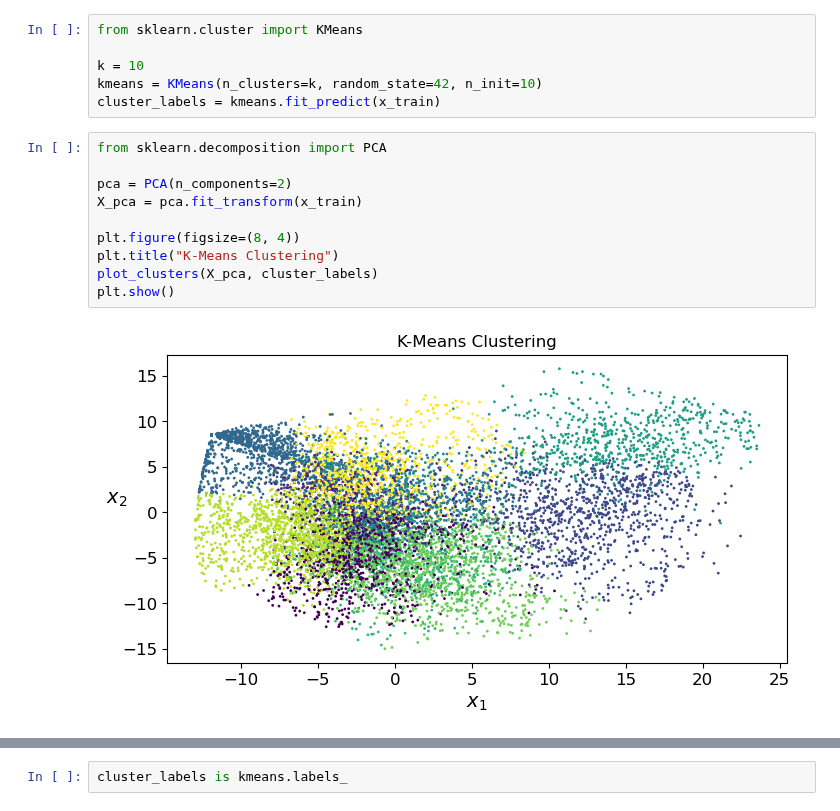
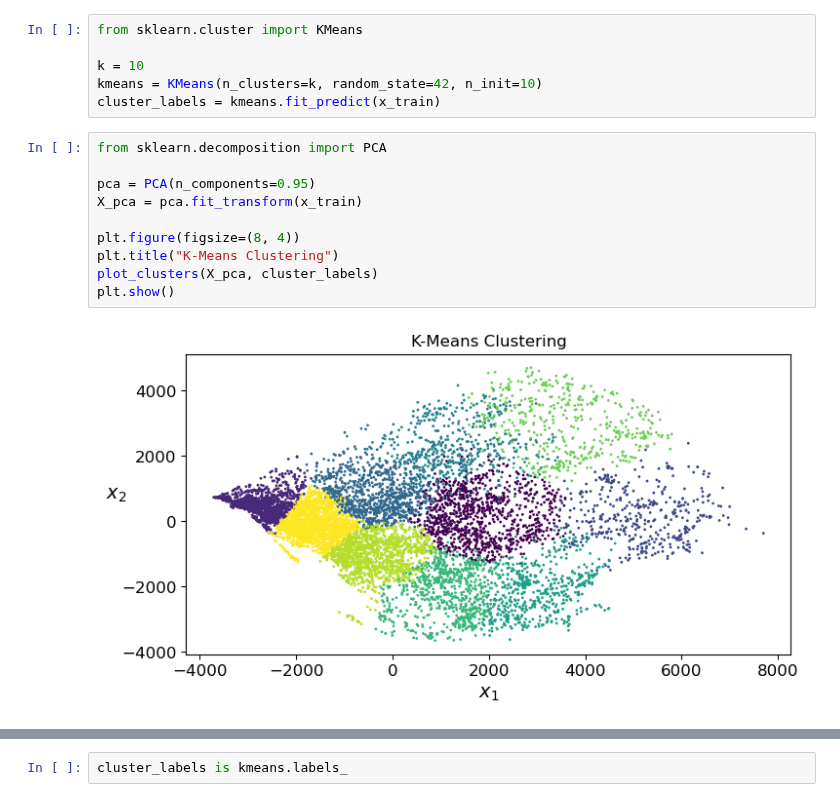
Before and after one commit to farheenfab/DMML-GroupProject, a Jupyter notebook: CW/CW - Part 2.ipynb, the cells around one changed output, grey strips where cells are left out. Drawn from its saved outputs; the diff is of its cells as text.

```diff
--- a/CW/CW - Part 2.ipynb
+++ b/CW/CW - Part 2.ipynb
@@ -306,15 +282,15 @@ cluster_labels = kmeans.fit_predict(x_train)
 # %%
 from sklearn.decomposition import PCA
 
-pca = PCA(n_components=2)
+pca = PCA(n_components=0.95)
 X_pca = pca.fit_transform(x_train)
 
 plt.figure(figsize=(8, 4))
 plt.title("K-Means Clustering")
 plot_clusters(X_pca, cluster_labels)
 plt.show()
 # %% [output]
-[figure, old version]
+[figure, new version]
 # %%
 cluster_labels
 # %% [output]
```
Also changed, not shown: parts of 9 cells of this notebook.
